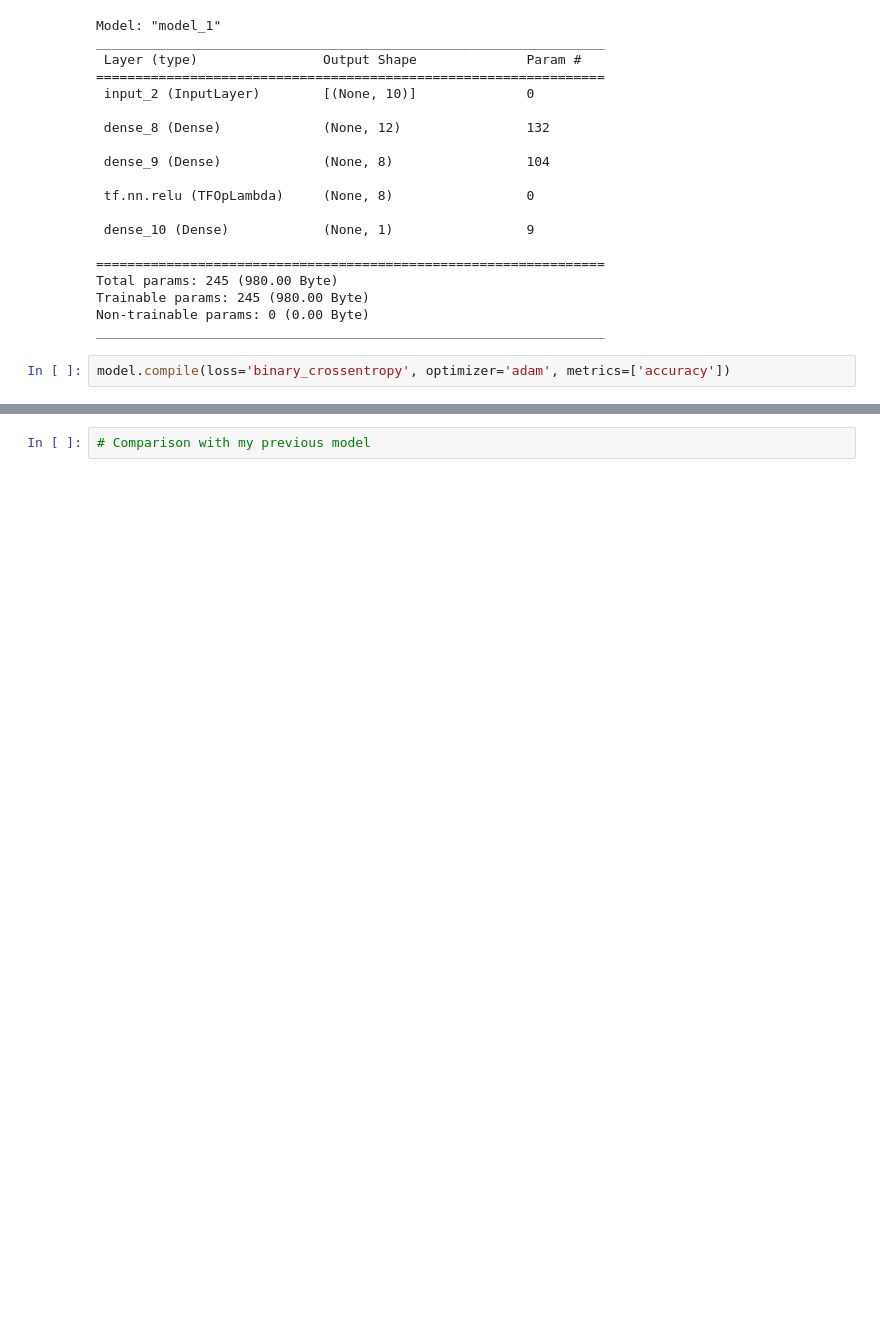
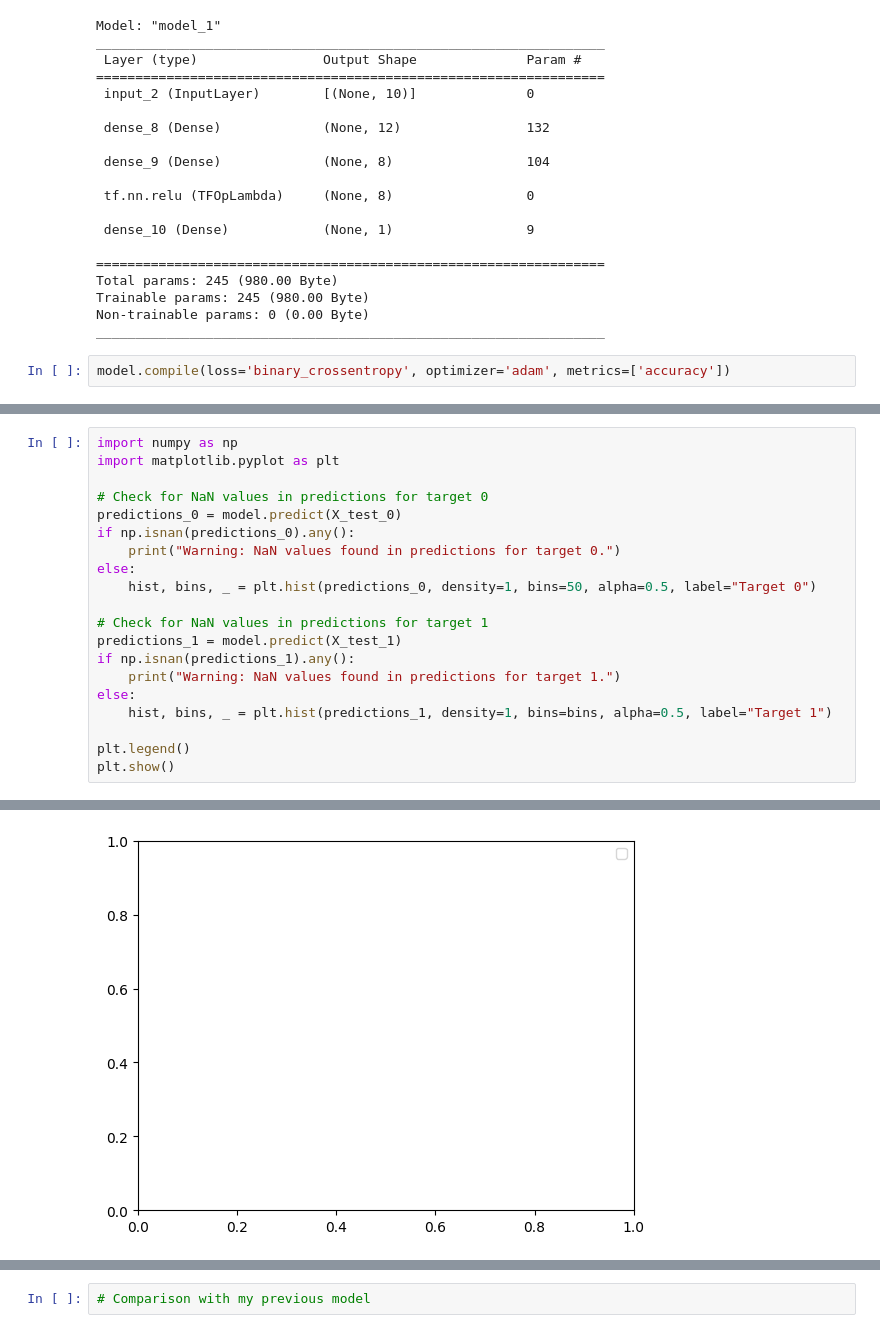
Before and after one commit to SahithiMut/DATA.4380.Spring.2024, a Jupyter notebook: HW_2.ipynb, the cells around one changed output, grey strips where cells are left out. Drawn from its saved outputs; the diff is of its cells as text; blank space fills up the shorter version.

```diff
--- a/HW_2.ipynb
+++ b/HW_2.ipynb
@@ -753,0 +776,21 @@ df = df.drop(columns=['Class'])
+# %%
+import numpy as np
+import matplotlib.pyplot as plt
+
+# Check for NaN values in predictions for target 0
+predictions_0 = model.predict(X_test_0)
+if np.isnan(predictions_0).any():
+    print("Warning: NaN values found in predictions for target 0.")
+else:
+    hist, bins, _ = plt.hist(predictions_0, density=1, bins=50, alpha=0.5, label="Target 0")
+
+# Check for NaN values in predictions for target 1
+predictions_1 = model.predict(X_test_1)
+if np.isnan(predictions_1).any():
+    print("Warning: NaN values found in predictions for target 1.")
+else:
+    hist, bins, _ = plt.hist(predictions_1, density=1, bins=bins, alpha=0.5, label="Target 1")
+
+plt.legend()
+plt.show()
+# %% [output]
@@ -753,0 +802 @@ df = df.drop(columns=['Class'])
+[figure, added]
```
Also changed, not shown: parts of 26 cells of this notebook.
